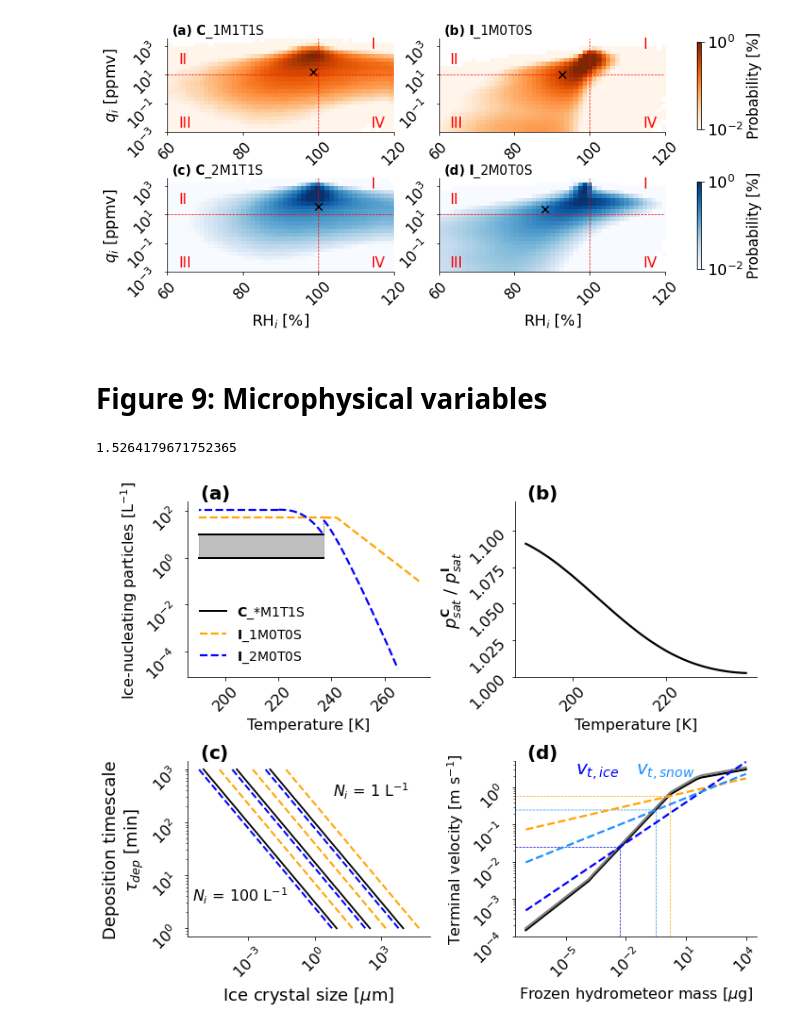
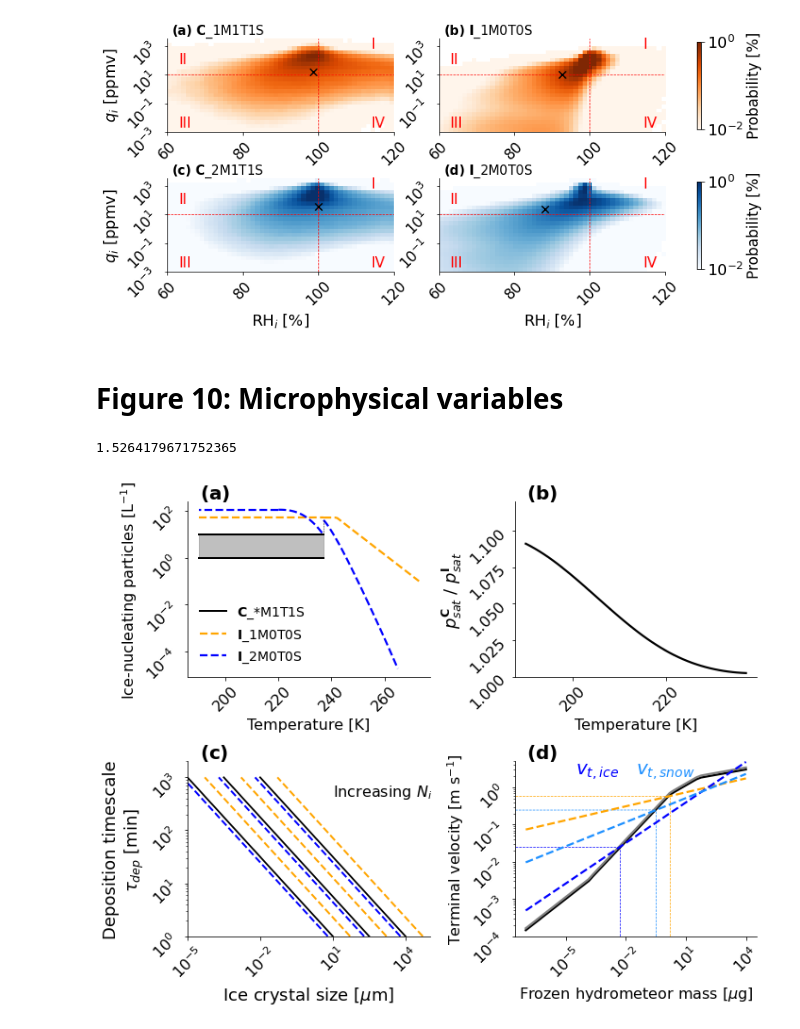
Before and after one commit to sylviasullivan/ice-microp-rad, a Jupyter notebook: Figures_article2.ipynb, the cells around one changed output. Saved outputs shown, nothing was run; the diff lists cells and outputs as text; code cells hidden in the pictures.

```diff
--- a/Figures_article2.ipynb
+++ b/Figures_article2.ipynb
@@ -217,7 +217,7 @@ a2 = 0.3
 suffix = '_outflow' # '_insitu', '', '_flight'
 #couleurs = [ 'orange', 'orange', 'blue', 'blue', 'blue', 'k' ]
 #stil = [ '-', '--', '-', '--', ':', '-' ]
-couleurs = [ 'orange', 'orange', 'blue', 'blue', 'deepskyblue', 'cyan' ]
+couleurs = [ 'orange', 'orange', 'blue', 'blue', 'purple', 'cyan' ]
 stil = [ '-', '--', '-', '--', '-', '-' ]
 lbls = [ r'$\bf{C}$' + '_1M1T1S', r'$\bf{I}$' + '_1M0T0S', r'$\bf{C}$' + '_2M1T1S',
          r'$\bf{I}$' + '_2M0T0S', r'$\bf{C}$' + '_2M0T1S', r'$\bf{C}$' + '_2M1T0S' ]
@@ -277,6 +277,6 @@ ax2.text(0.02, 1.02, r'$\bf{(b)}$', fontsize=fs+4, transform=ax2.transAxes)
 ax2.set_xlabel( r'$N_i$ [L$^{-1}$]', fontsize=fs )
 sexy_axes( ax2, fs )
 
-#fig.savefig( '/xdisk/sylvia/tropic_vis/output/CLaMS-ICON-qi-Ni-pdfs' + suffix + '.pdf',bbox_inches='tight' )
+fig.savefig( '/xdisk/sylvia/tropic_vis/output/CLaMS-ICON-qi-Ni-pdfs' + suffix + '.pdf',bbox_inches='tight' )
 plt.show()
 # %% [output]
@@ -305,12 +305,12 @@ lbls = [ [r'$\bf{q_{i,hom}}$', r'$\bf{q_{i,het}}$', r'$\bf{q_{i,pre}}$', r'$\bf{
 fig, ax = plt.subplots( nrows=1, ncols=2, figsize=(13.5,6) )
 for c, s, d, l, j in zip(couleurs, stil, datasets, lbls, np.arange(2)):
     ax[0].plot( qi_bins_c, d['qhomih'], color=c, linestyle='-', linewidth=lw, label=l[0], alpha=a )
-    ax[0].plot( qi_bins_c, d['qhetih'], color=c, linestyle='--', linewidth=lw, label=l[1], alpha=a )
-    ax[0].plot( qi_bins_c, d['qpreih'], color=c, linestyle=':', linewidth=lw, label=l[2], alpha=a )
+    ax[0].plot( qi_bins_c, d['qhetih'], color=c, linestyle=(0,(5,10)), linewidth=lw, label=l[1], alpha=a )
+    ax[0].plot( qi_bins_c, d['qpreih'], color=c, linestyle=':', linewidth=lw+1, label=l[2], alpha=a )
 
     ax[1].plot( qi_bins_c, d['Nhomih'], color=c, linestyle='-', linewidth=lw, label=l[3], alpha=a )
-    ax[1].plot( qi_bins_c, d['Nhetih'], color=c, linestyle='--', linewidth=lw, label=l[4], alpha=a )
-    ax[1].plot( qi_bins_c, d['Npreih'], color=c, linestyle=':', linewidth=lw, label=l[5], alpha=a )
+    ax[1].plot( qi_bins_c, d['Nhetih'], color=c, linestyle=(0,(5,10)), linewidth=lw, label=l[4], alpha=a )
+    ax[1].plot( qi_bins_c, d['Npreih'], color=c, linestyle=':', linewidth=lw+1, label=l[5], alpha=a )
 
 ax[0].text( 0.02, 0.83, r'$\bf{C}$' + '_1M1T1S', color='orange', fontsize=fs, transform=ax[0].transAxes )
 ax[0].text( 0.02, 0.73, r'$\bf{C}$' + '_2M1T1S', color='blue', fontsize=fs, transform=ax[0].transAxes )
@@ -564,16 +605,18 @@ plt.show()
 # %%
 #basedir = '/work/bb1018/b380873/traj_output/traj_pp/'
 #basedir2 = '/work/bb1018/b380873/tropic_vis/obs/'
-basedir = '/xdisk/sylvia/traj_output/traj_pp/'
+basedir = '/xdisk/sylvia/traj_output/'
 basedir2 = '/xdisk/sylvia/tropic_vis/obs/'
 
 names = [ 'qippmvNi-TRHi-2Dh-CLAMS-Tf_0V1M0A0R.nc', 'qippmvNi-TRHi-2Dh-ICON_0V1M0A0R.nc',
-          'qippmvNi-TRHi-2Dh-CLAMS-Tf_0V2M0A0R.nc', 'qippmvNi-TRHi-2Dh-ICON_0V2M0A0R.nc']#,
-          #'qippmvNi-TRHi-2Dh-CLAMS_0V2M0A0R.nc', 'stratoclim2017.geophysika.0808_1_hist.nc' ]
-bd = [ basedir ] * 5 #+ [ basedir2 ]
+          'qippmvNi-TRHi-2Dh-CLAMS-Tf_0V2M0A0R.nc', 'qippmvNi-TRHi-2Dh-ICON_0V2M0A0R.nc']
+raw = [ 'CLAMS-Tf_0V1M0A0R_tst00001350_trim_extract_dt_iwc_filter.nc', 'ICON_0V1M0A0R_tst00001350_trim_extract_dt_filter.nc',
+        'CLAMS-Tf_0V2M0A0R_tst00000450_trim_extract_dt_iwc_filter.nc', 'ICON_0V2M0A0R_tst00000450_trim_extract_dt_filter.nc' ]
+raw = [ basedir + r for r in raw ]
+bd = [ basedir ]
 
 datasets = []
-for n, b in zip(names, bd):
-    d = xr.open_dataset( b + n )
+for n, b in zip(names, bd*4):
+    d = xr.open_dataset( b + 'traj_pp/ppmv/' + n )
     datasets.append( d )
 # %%
@@ -589,7 +639,7 @@ densityPlot( datasets, 'qiRHih_outflow', 'RHi', 60, 120, 'qi', tiwc_line=False,
 figsave
 [figure]
 # %% [markdown]
-# Figure 9: Microphysical variables
+# Figure 10: Microphysical variables
 # %%
 Tmin = 190
 Thom = 237
@@ -697,14 +747,16 @@ tau_dep_clams = (1 + Hi)/(8*capacitance(ri,2)*np.pi*diffusivity_clams(T,p)*ri/10
 ax[1,0].plot( tau_dep_clams/60, ri, ls='-', lw=1.8, color='black' )
 ax[1,0].plot( tau_dep_icon1m/60, ri, ls='--', lw=2, color='orange' )
 ax[1,0].plot( tau_dep_icon2m/60, ri, ls='--', lw=2, color='blue' )
+#ax[1,0].plot( [10^-4, 10^2], [-1, 2], 'k' )
 ax[1,0].set_yscale('log')
 ax[1,0].set_xscale('log')
-#ax[1,0].set_xlim([10**(-1), 10**5])
+ax[1,0].set_xlim([10**(-5), 10**5])
+ax[1,0].set_ylim([1, 2*10**3])
 ax[1,0].set_xlabel( r'Ice crystal size [$\mu$m]', fontsize=fs+2 )
 ax[1,0].set_ylabel( r'Deposition timescale' + '\n' + r'$\tau_{dep}$ [min]', fontsize=fs+2 )
 ax[1,0].text( 0.05, 1.02, r'$\bf{(c)}$', fontsize=fs+4, weight='bold', transform=ax[1,0].transAxes )
-ax[1,0].text( 0.02, 0.2, r'$N_i$ = 100 L$^{-1}$', fontsize=fs, transform=ax[1,0].transAxes )
-ax[1,0].text( 0.6, 0.8, r'$N_i$ = 1 L$^{-1}$', fontsize=fs, transform=ax[1,0].transAxes )
+#ax[1,0].text( 0.02, 0.2, r'$N_i$ = 100 L$^{-1}$', fontsize=fs, transform=ax[1,0].transAxes )
+ax[1,0].text( 0.6, 0.8, r'Increasing $N_i$', fontsize=fs, transform=ax[1,0].transAxes )
 sexy_axes( ax[1,0], fs )
 
 m = np.logspace( -16, -5, 50 )
@@ -717,31 +769,31 @@ k = np.argmin( np.abs([v1-v2 for v1,v2 in zip(vt_clams,vt_icon1m)]) )
 ax[1,1].plot( [m[k]*10**9, m[k]*10**9], [0, vt_icon1m[k]], ls='--', c='orange', lw=lw )
 ax[1,1].plot( [0, m[k]*10**9], [vt_icon1m[k], vt_icon1m[k]], ls='--', c='orange', lw=lw )
 print(m[k]*10**9)
 
 k = np.argmin( np.abs([(v1-v2)/v1 for v1,v2 in zip(vt_clams,vt_icon2m[:,0])]) )
 ax[1,1].plot( [m[k]*10**9, m[k]*10**9], [0, vt_icon2m[k,0]], ls='--', c='blue', lw=lw )
 ax[1,1].plot( [0, m[k]*10**9], [vt_icon2m[k,0], vt_icon2m[k,0]], ls='--', c='blue', lw=lw )
 k = np.argmin( np.abs([(v1-v2) for v1,v2 in zip(vt_clams,vt_icon2m[:,1])]) )
 ax[1,1].plot( [m[k]*10**9, m[k]*10**9], [0, vt_icon2m[k,1]], ls='--', c='dodgerblue', lw=lw )
 ax[1,1].plot( [0, m[k]*10**9], [vt_icon2m[k,0], vt_icon2m[k,1]], ls='--', c='dodgerblue', lw=lw )
 
 ax[1,1].plot( m*10**9, vt_clams, c='k', ls='-', lw=2.2 )
 ax[1,1].plot( m*10**9, vt_clams2, c='gray', ls='-', lw=2.2 )
 ax[1,1].plot( m*10**9, vt_icon1m, c='orange', ls='--', lw=2.2 )
 ax[1,1].plot( m*10**9, vt_icon2m[:,0], c='blue', ls='--', lw=2.2 )
 ax[1,1].plot( m*10**9, vt_icon2m[:,1], c='dodgerblue', ls='--', lw=2.2 )
 ax[1,1].set_xscale( 'log' )
 ax[1,1].set_yscale( 'log' )
 ax[1,1].set_xlabel( r'Frozen hydrometeor mass [$\mu$g]', fontsize=fs )
 ax[1,1].set_ylabel( r'Terminal velocity [m s$^{-1}$]', fontsize=fs )
 ax[1,1].text( 0.05, 1.02, r'$\bf{(d)}$', fontsize=fs+4, weight='bold', transform=ax[1,1].transAxes )
 ax[1,1].text( 0.25, 0.93, r'$v_{t,ice}$', fontsize=fs+4, color='blue', transform=ax[1,1].transAxes )
 ax[1,1].text( 0.5, 0.93, r'$v_{t,snow}$', fontsize=fs+4, color='dodgerblue', transform=ax[1,1].transAxes )
 ax[1,1].set_ylim( [10**(-4), 5])
 sexy_axes( ax[1,1], fs )
 
 plt.tight_layout()
 fig.savefig( '/xdisk/sylvia/tropic_vis/output/microphysical-processes.pdf' )
 # %% [output]
 1.5264179671752365
-[figure, old version]
+[figure, new version]
```
Also changed, not shown: parts of 8 cells of this notebook, 5 other files.
